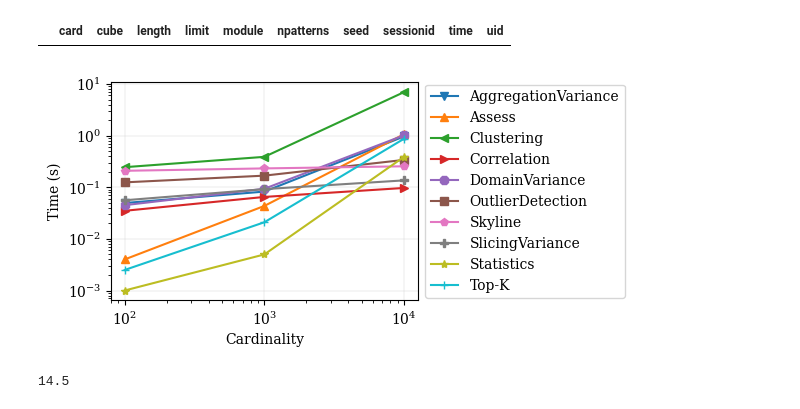
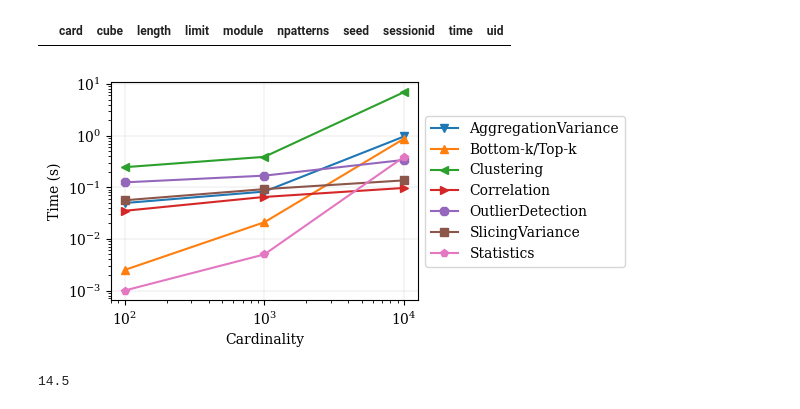
Before and after one commit to big-unibo/conversational-olap, a Jupyter notebook: COOL/src/main/python/charts.ipynb, the cells around one changed output. Drawn from its saved outputs; the diff is of its cells as text; code cells hidden in the pictures.

Commit message:
update charts for adbis

```diff
--- a/COOL/src/main/python/charts.ipynb
+++ b/COOL/src/main/python/charts.ipynb
@@ -198,35 +198,39 @@ X = init_X(False)
 X["time"] = X.apply(lambda x: x["time"], axis=1)
 X = X[X["module"] != "Preamble"]
 X = X[X["module"] != "Bottom-K"]
+X["module"] = X["module"].replace("Top-K", "Bottom-k/Top-k")
+X = X[X["module"] != "Skyline"]
+X = X[X["module"] != "Assess"]
+X = X[X["module"] != "DomainVariance"]
 # X["time"] = X.apply(lambda x: (x["time"] + 0.01) if x["module"] == "Correlation" and x["card"] == 1000 else x["time"], axis=1)
 # X["time"] = X.apply(lambda x: (x["time"] + 0.1) if x["module"] == "Skyline" and x["card"] == 10000 else x["time"], axis=1)
 
 msize = 10
 for key, group in X.groupby(["module"]):
     ax = axs # axs[0]
     x = group.groupby(["card"])
     x = [x for x in x.groups.keys()]
     y = group.groupby(["card"])["time"].median()
     y = y.tolist()
     ax.plot(x, y, label=key, marker=markers[i]) # , markersize=msize, linestyle=linestyle_tuple[i % len(linestyle_tuple)][1]
     msize -= 0.5
     i += 1
     default_plotsetup(ax)
     box = ax.get_position()
     ax.set_position([box.x0, box.y0, box.width * 0.8, box.height])
     ax.legend(loc='center left', bbox_to_anchor=(1, 0.5))
     ax.set_xscale("log")
     ax.set_yscale("log")
     ax.set_yticks([0.001, 0.01, 0.1, 1, 10])
     ax.set_xticks([100, 1000, 10000])
     ax.set_xlabel("Cardinality")
     ax.set_ylabel("Time (s)")
 fig.tight_layout()
 fig.savefig(outpath + "scalability.svg", bbox_inches = 'tight')
 fig.savefig(outpath + "scalability.pdf", bbox_inches = 'tight')
 fig
 # %% [output]
-[figure, old version]
+[figure, new version]
 # %%
 # ax = axs[1]
 fig, axs = plt.subplots(1, 1, figsize=figsize11)
```
Also changed, not shown: 5 other files.
